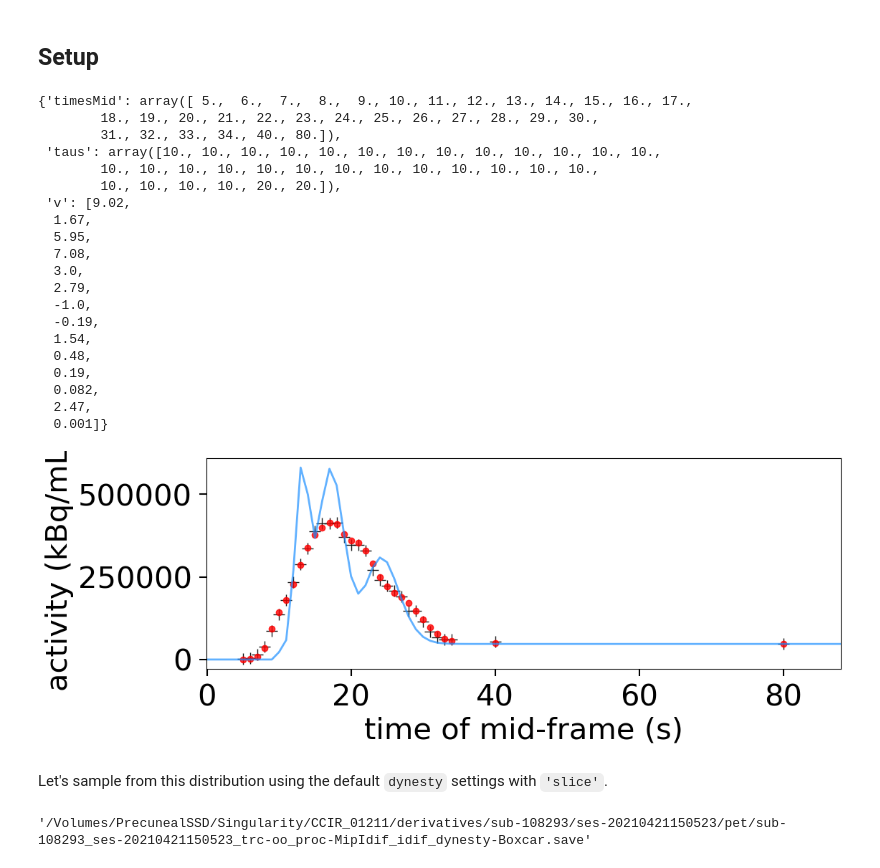
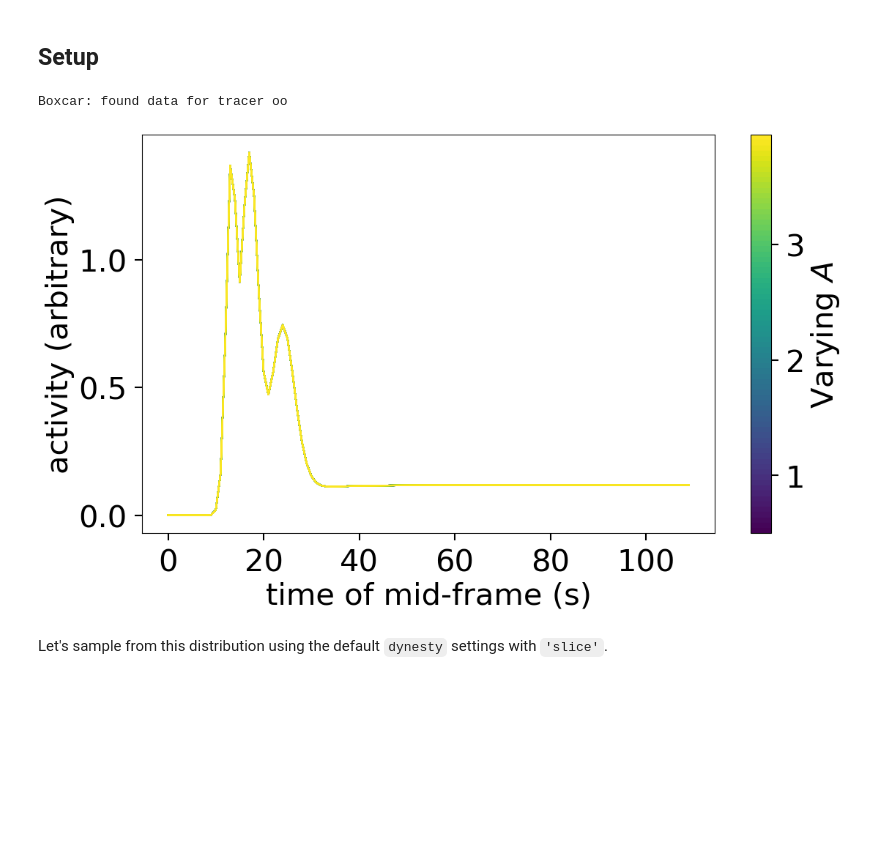
Before and after one commit to jjleewustledu/idif2025, a Jupyter notebook: playground for Boxcar.ipynb, the cells around one changed output. Saved outputs shown, nothing was run; the diff lists cells and outputs as text; code cells hidden in the pictures; blank space fills up the shorter version.

Commit message:
working for figures of 20240124

```diff
--- a/playground for Boxcar.ipynb
+++ b/playground for Boxcar.ipynb
@@ -24,39 +121,26 @@ import dynesty
 # %%
 # define model
-input_func_measurement = '/Volumes/PrecunealSSD/Singularity/CCIR_01211/derivatives/sub-108293/ses-20210421150523/pet/sub-108293_ses-20210421150523_trc-oo_proc-MipIdif_idif.nii.gz'
-bc = Boxcar(input_func_measurement, nlive=15) # 1000
-bc.data(bc.truths)
+input_func_measurement = os.path.join(singularity,
+                                      "CCIR_01211", "derivatives", "sub-108293", "ses-20210421154248", "pet",
+                                      "sub-108293_ses-20210421154248_trc-oo_proc-MipIdif_idif.nii.gz")
+kernel_measurement = None
+bc = Boxcar(input_func_measurement, nlive=1000) # 1000
+
+# input_func_measurement = os.path.join(singularity,
+#                                       "CCIR_01211", "sourcedata", "sub-108293", "ses-20210421", "pet",
+#                                       "sub-108293_ses-20210421154248_trc-oo_proc-TwiliteKit-do-make-input-func-nomodel_inputfunc.nii.gz")
+# kernel_measurement = os.path.join(singularity,
+#                                       "CCIR_01211", "sourcedata",
+#                                       "kernel_hct=46.8.nii.gz")
+# bc = RadialArtery(input_func_measurement, kernel_measurement, nlive=30) # 1000
 # %% [output]
-{'timesMid': array([ 5.,  6.,  7.,  8.,  9., 10., 11., 12., 13., 14., 15., 16., 17.,
-        18., 19., 20., 21., 22., 23., 24., 25., 26., 27., 28., 29., 30.,
-        31., 32., 33., 34., 40., 80.]),
- 'taus': array([10., 10., 10., 10., 10., 10., 10., 10., 10., 10., 10., 10., 10.,
-        10., 10., 10., 10., 10., 10., 10., 10., 10., 10., 10., 10., 10.,
-        10., 10., 10., 10., 20., 20.]),
- 'v': [9.02,
-  1.67,
-  5.95,
-  7.08,
-  3.0,
-  2.79,
-  -1.0,
-  -0.19,
-  1.54,
-  0.48,
-  0.19,
-  0.082,
-  2.47,
-  0.001]}
+Boxcar: found data for tracer oo
 # %%
-bc.plot_truths()
+bc.plot_variations(tindex=12, tmin=0.5, tmax=4)
 # %% [output]
-[figure, old version]
+[figure, new version]
 # %% [markdown]
 Let's sample from this distribution using the default `dynesty` settings with `'slice'`.
-# %%
-bc.fqfp
-# %% [output]
-'/Volumes/PrecunealSSD/Singularity/CCIR_01211/derivatives/sub-108293/ses-20210421150523/pet/sub-108293_ses-20210421150523_trc-oo_proc-MipIdif_idif_dynesty-Boxcar.save'
 # %%
 # de novo
 res = bc.run_nested()
```
Also changed, not shown: parts of 8 cells of this notebook, 8 other files.
